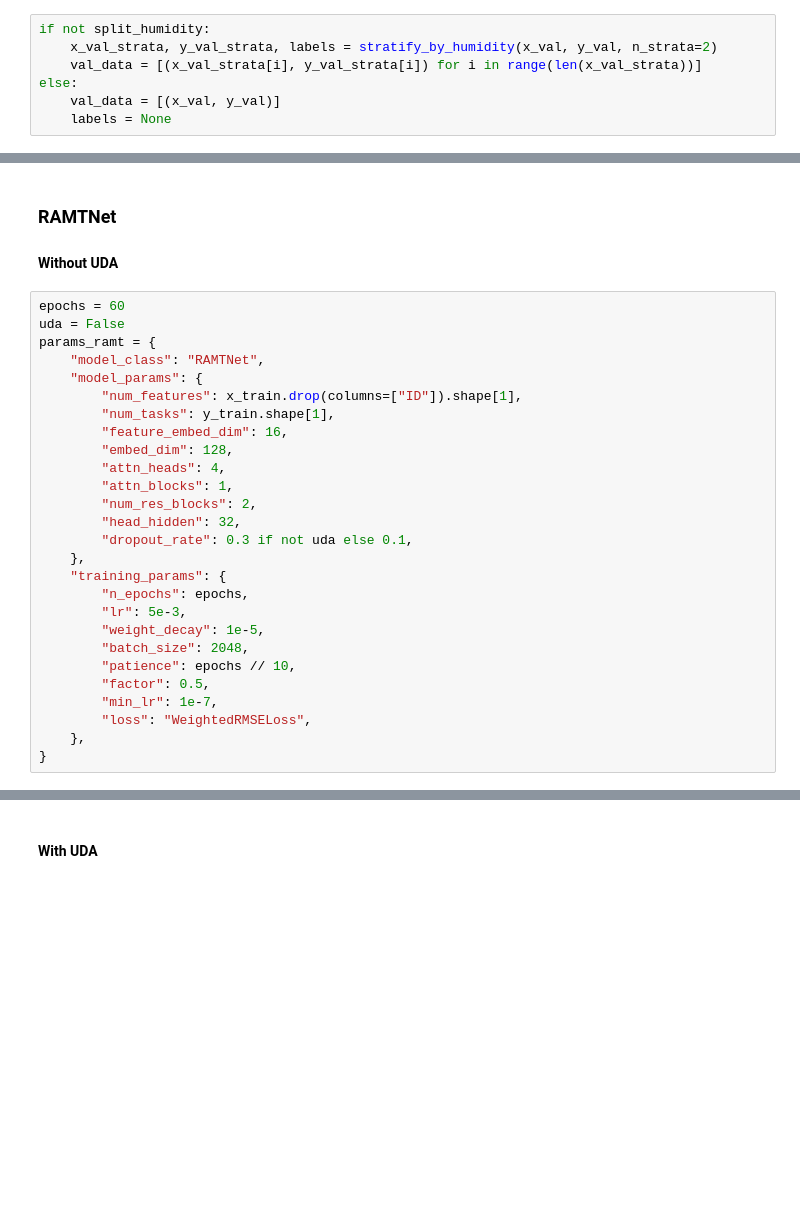
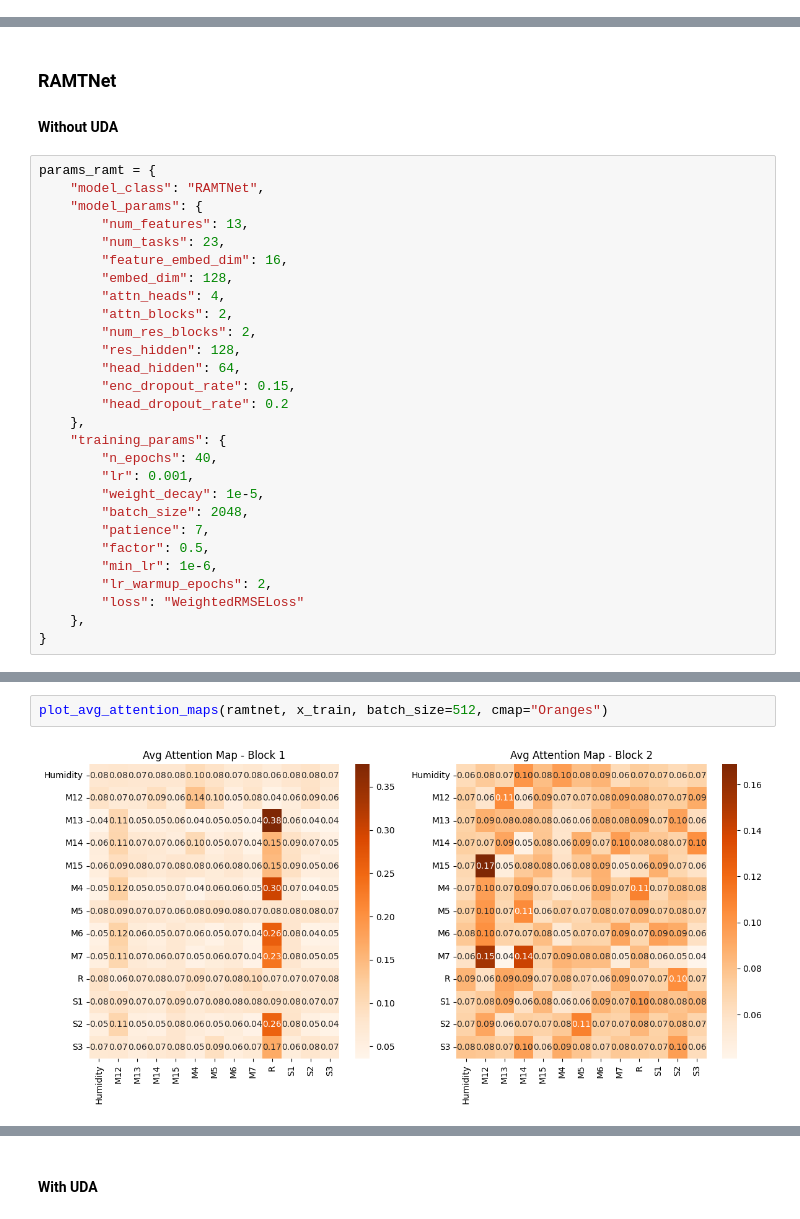
Before and after one commit to killian31/IdGas, a Jupyter notebook: train.ipynb, the cells around one changed output, grey strips where cells are left out. Drawn from its saved outputs; the diff is of its cells as text; blank space fills up the shorter version.

```diff
--- a/train.ipynb
+++ b/train.ipynb
@@ -331,7 +424,0 @@ Val shape: (26257, 14)
-# %%
-if not split_humidity:
-    x_val_strata, y_val_strata, labels = stratify_by_humidity(x_val, y_val, n_strata=2)
-    val_data = [(x_val_strata[i], y_val_strata[i]) for i in range(len(x_val_strata))]
-else:
-    val_data = [(x_val, y_val)]
-    labels = None
@@ -341,30 +426,31 @@ labels
 ### RAMTNet
 #### Without UDA
 # %%
-epochs = 60
-uda = False
 params_ramt = {
     "model_class": "RAMTNet",
     "model_params": {
-        "num_features": x_train.drop(columns=["ID"]).shape[1],
-        "num_tasks": y_train.shape[1],
+        "num_features": 13,
+        "num_tasks": 23,
         "feature_embed_dim": 16,
         "embed_dim": 128,
         "attn_heads": 4,
-        "attn_blocks": 1,
+        "attn_blocks": 2,
         "num_res_blocks": 2,
-        "head_hidden": 32,
-        "dropout_rate": 0.3 if not uda else 0.1,
+        "res_hidden": 128,
+        "head_hidden": 64,
+        "enc_dropout_rate": 0.15,
+        "head_dropout_rate": 0.2
     },
     "training_params": {
-        "n_epochs": epochs,
-        "lr": 5e-3,
+        "n_epochs": 40,
+        "lr": 0.001,
         "weight_decay": 1e-5,
         "batch_size": 2048,
-        "patience": epochs // 10,
+        "patience": 7,
         "factor": 0.5,
-        "min_lr": 1e-7,
-        "loss": "WeightedRMSELoss",
+        "min_lr": 1e-6,
+        "lr_warmup_epochs": 2,
+        "loss": "WeightedRMSELoss"
     },
 }
 # %%
@@ -389,0 +478,4 @@ Final Validation Weighted RMSE: 0.0473
+# %%
+plot_avg_attention_maps(ramtnet, x_train, batch_size=512, cmap="Oranges")
+# %% [output]
+[figure, added]
```
Also changed, not shown: parts of 40 cells of this notebook, 7 other files.
